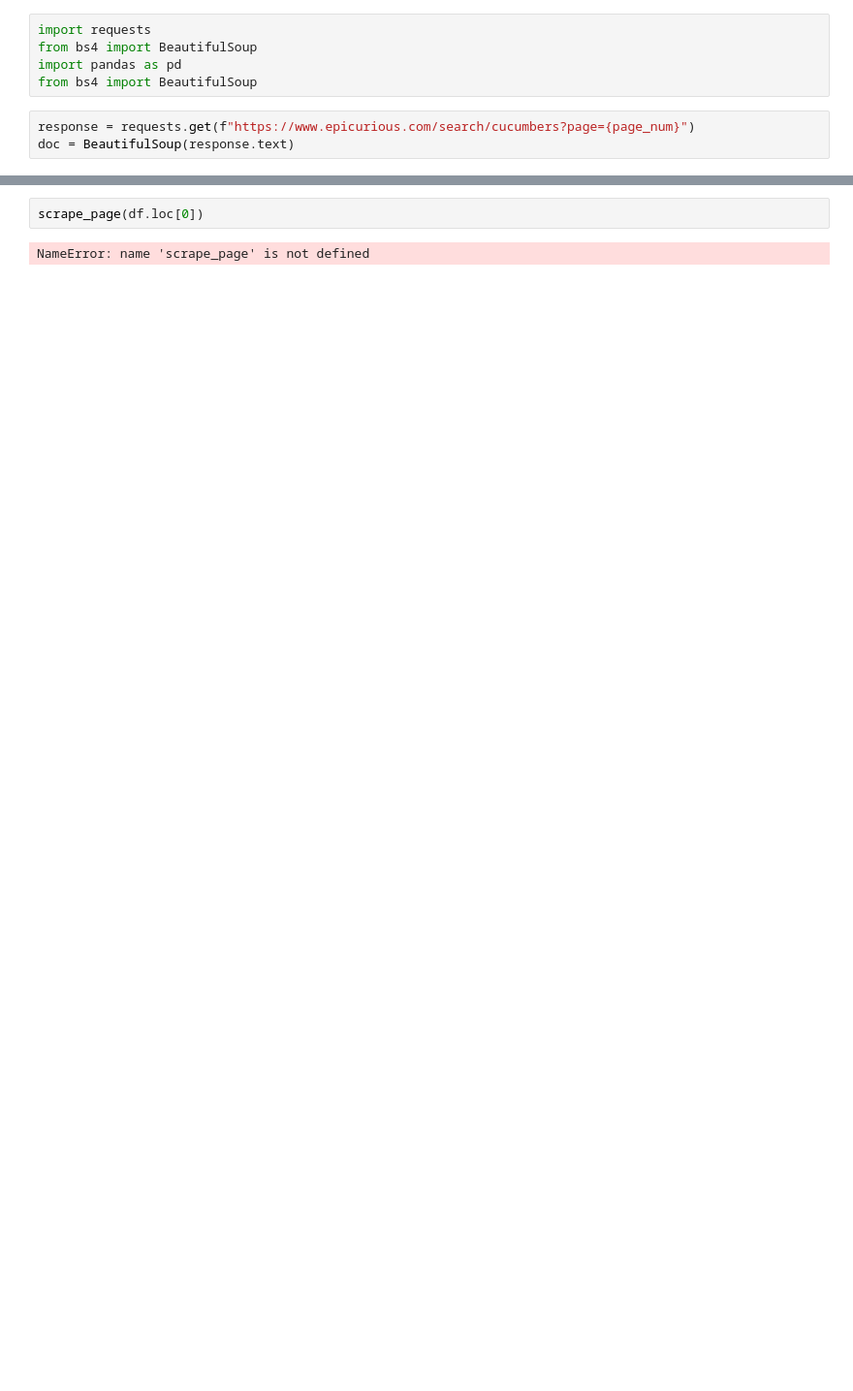
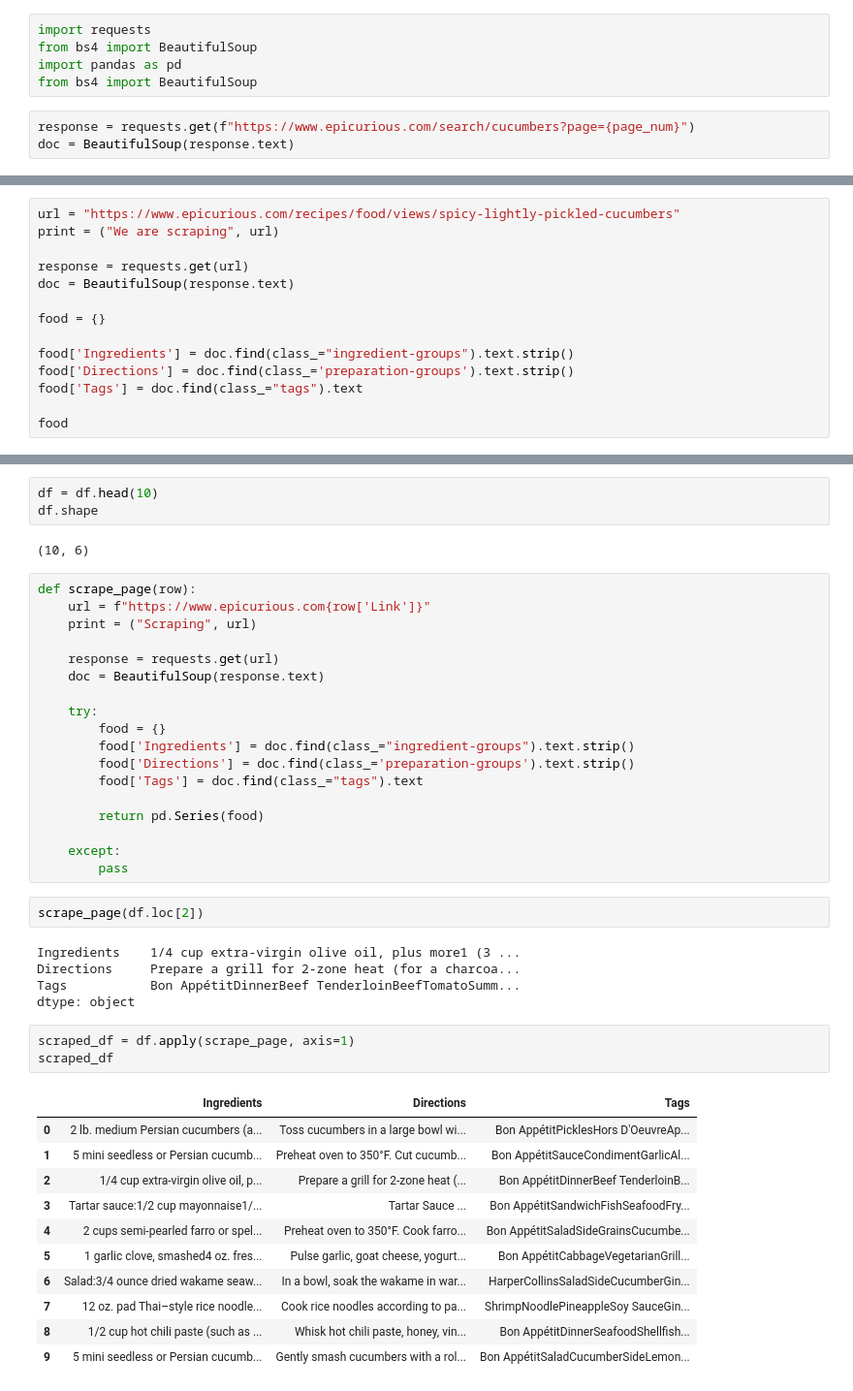
Before and after one commit to aliyaute/foundations_homework, a Jupyter notebook: 09-homework/Epicurious.ipynb, the cells around one changed output, grey strips where cells are left out. Shown at 97% size. Cells and saved outputs as stored; diff of their text form; blank space fills up the shorter version.

```diff
--- a/09-homework/Epicurious.ipynb
+++ b/09-homework/Epicurious.ipynb
@@ -104,0 +98,14 @@ df.head(30)
+# %%
+url = "https://www.epicurious.com/recipes/food/views/spicy-lightly-pickled-cucumbers"
+print = ("We are scraping", url)
+
+response = requests.get(url)
+doc = BeautifulSoup(response.text)
+
+food = {}
+
+food['Ingredients'] = doc.find(class_="ingredient-groups").text.strip()
+food['Directions'] = doc.find(class_='preparation-groups').text.strip()
+food['Tags'] = doc.find(class_="tags").text
+
+food
@@ -105,4 +116,45 @@ df.head(30)
+# %%
+df = df.head(10)
+df.shape
+# %% [output]
+(10, 6)
+# %%
+def scrape_page(row):
+    url = f"https://www.epicurious.com{row['Link']}"
+    print = ("Scraping", url)
+
+    response = requests.get(url)
+    doc = BeautifulSoup(response.text)
+
+    try:
+        food = {}
+        food['Ingredients'] = doc.find(class_="ingredient-groups").text.strip()
+        food['Directions'] = doc.find(class_='preparation-groups').text.strip()
+        food['Tags'] = doc.find(class_="tags").text
+
+        return pd.Series(food)
+
+    except:
+        pass
 # %%
-scrape_page(df.loc[0])
+scrape_page(df.loc[2])
 # %% [output]
-NameError: name 'scrape_page' is not defined
+Ingredients    1/4 cup extra-virgin olive oil, plus more1 (3 ...
+Directions     Prepare a grill for 2-zone heat (for a charcoa...
+Tags           Bon AppétitDinnerBeef TenderloinBeefTomatoSumm...
+dtype: object
+# %%
+scraped_df = df.apply(scrape_page, axis=1)
+scraped_df
+# %% [output]
+|  | Ingredients | Directions | Tags |
+| 0 | 2 lb. medium Persian cucumbers (a... | Toss cucumbers in a large bowl wi... | Bon AppétitPicklesHors D'OeuvreAp... |
+| 1 | 5 mini seedless or Persian cucumb... | Preheat oven to 350°F. Cut cucumb... | Bon AppétitSauceCondimentGarlicAl... |
+| 2 | 1/4 cup extra-virgin olive oil, p... | Prepare a grill for 2-zone heat (... | Bon AppétitDinnerBeef TenderloinB... |
+| 3 | Tartar sauce:1/2 cup mayonnaise1/... | Tartar Sauce ... | Bon AppétitSandwichFishSeafoodFry... |
+| 4 | 2 cups semi-pearled farro or spel... | Preheat oven to 350°F. Cook farro... | Bon AppétitSaladSideGrainsCucumbe... |
+| 5 | 1 garlic clove, smashed4 oz. fres... | Pulse garlic, goat cheese, yogurt... | Bon AppétitCabbageVegetarianGrill... |
+| 6 | Salad:3/4 ounce dried wakame seaw... | In a bowl, soak the wakame in war... | HarperCollinsSaladSideCucumberGin... |
+| 7 | 12 oz. pad Thai–style rice noodle... | Cook rice noodles according to pa... | ShrimpNoodlePineappleSoy SauceGin... |
+| 8 | 1/2 cup hot chili paste (such as ... | Whisk hot chili paste, honey, vin... | Bon AppétitDinnerSeafoodShellfish... |
+| 9 | 5 mini seedless or Persian cucumb... | Gently smash cucumbers with a rol... | Bon AppétitSaladCucumberSideLemon... |
```
Also changed, not shown: parts of 10 cells of this notebook.
